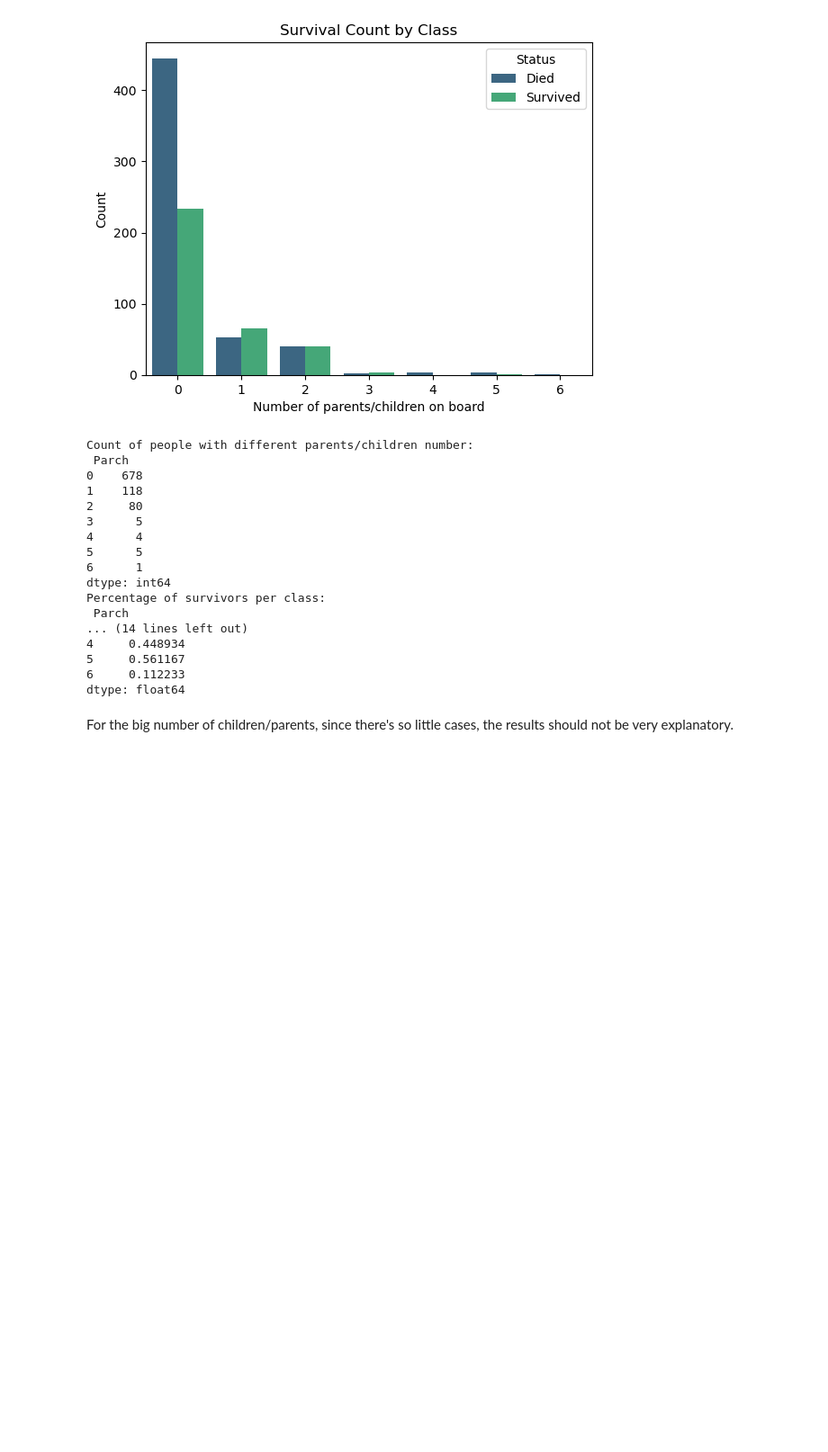
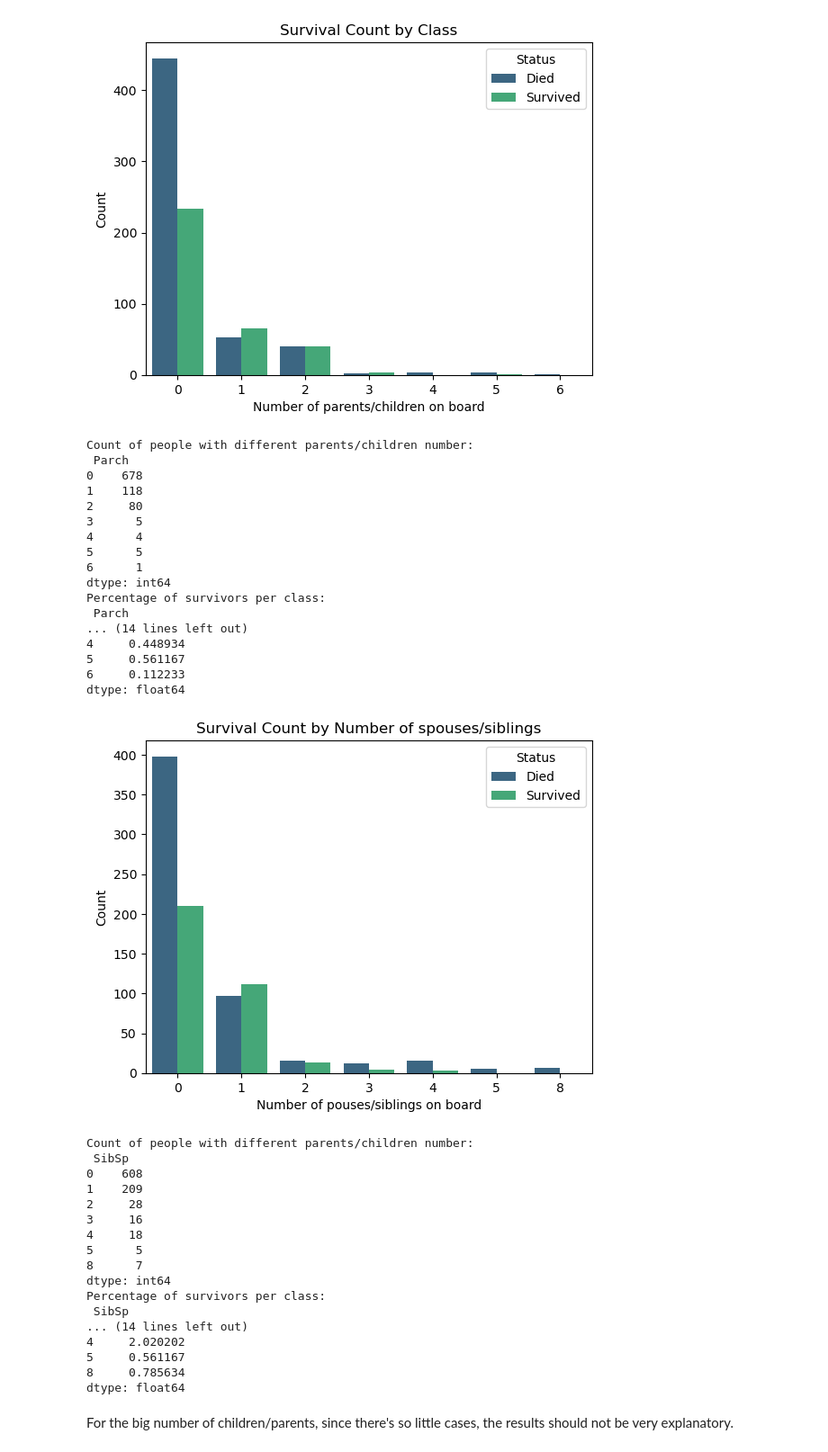
Before and after one commit to maria-barros-dotcom/titanic_prediction, a Jupyter notebook: notebook.ipynb, the cells around one changed output. Shown: that part at 90% size. Saved outputs shown, nothing was run; the diff lists cells and outputs as text; code cells hidden in the pictures; blank space fills up the shorter version.

```diff
--- a/notebook.ipynb
+++ b/notebook.ipynb
@@ -134,6 +154,39 @@ Percentage of survivors per class:
 5     0.561167
 6     0.112233
 dtype: float64
+# %%
+sns.countplot(x='SibSp', hue='Survived', data=train, palette='viridis')
+
+plt.title('Survival Count by Number of spouses/siblings')
+plt.xlabel('Number of pouses/siblings on board')
+plt.ylabel('Count')
+plt.legend(title='Status', labels=['Died', 'Survived'])
+plt.show()
+
+print(f"Count of people with different parents/children number: \n {train.groupby('SibSp').size()}")
+
+print(f"Percentage of survivors per number: \n {train.groupby('SibSp')['Survived'].mean() *100}")
+
+print(f"Percentage of passengers per numer: \n {train.groupby('SibSp').size()/  train.shape[0] * 100}")
+# %% [output]
+[figure, added]
+Count of people with different parents/children number:
+ SibSp
+0    608
+1    209
+2     28
+3     16
+4     18
+5      5
+8      7
+dtype: int64
+Percentage of survivors per class:
+ SibSp
+... (14 lines left out)
+4     2.020202
+5     0.561167
+8     0.785634
+dtype: float64
 # %% [markdown]
 For the big number of children/parents, since there's so little cases, the results should not be very explanatory.
 # %%
```
Also changed, not shown: parts of 16 cells of this notebook.
